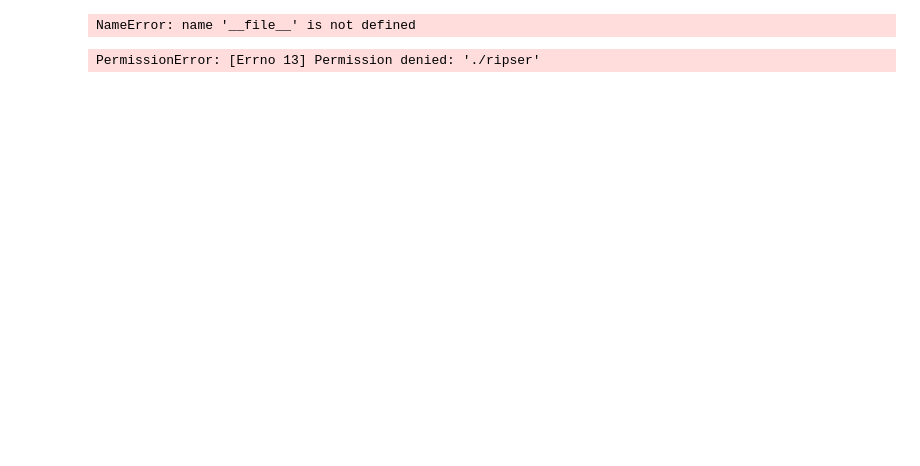
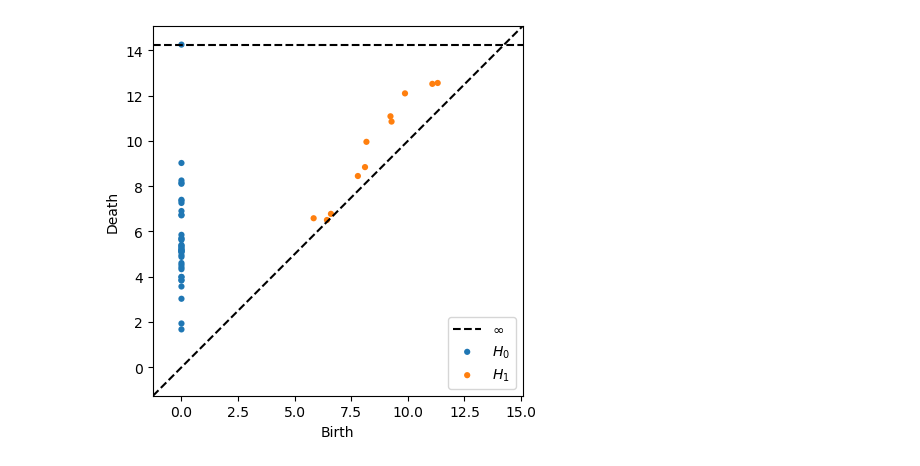
Before and after one commit to LanSevcnikar/uni-funkcijsko-programiranje, a Jupyter notebook: seminarska/main.ipynb, the cells around one changed output. Drawn from its saved outputs; the diff is of its cells as text; code cells hidden in the pictures; blank space fills up the shorter version.

```diff
--- a/seminarska/main.ipynb
+++ b/seminarska/main.ipynb
@@ -54,8 +54,5 @@ Point 4: (0.8, array([0.71735609, 0.84147098, 0.84147098, 0.93203909, 0.98544973
-# %%
-ripser = Ripser("/home/lan-sevcnikar/Documents/university/funkcijsko programiranje/seminarska/ripser/ripser", dim=1)
-# %% [output]
-NameError: name '__file__' is not defined
-# %%
-ripser.compute_pd(slidingWindow.get_distance_matrix())
-# %% [output]
-PermissionError: [Errno 13] Permission denied: './ripser'
+# %%
+diagrams = ripser(slidingWindow.get_distance_matrix())["dgms"]
+plot_diagrams(diagrams, show=True)
+# %% [output]
+[figure, added]
```
Also changed, not shown: parts of 5 cells of this notebook.
